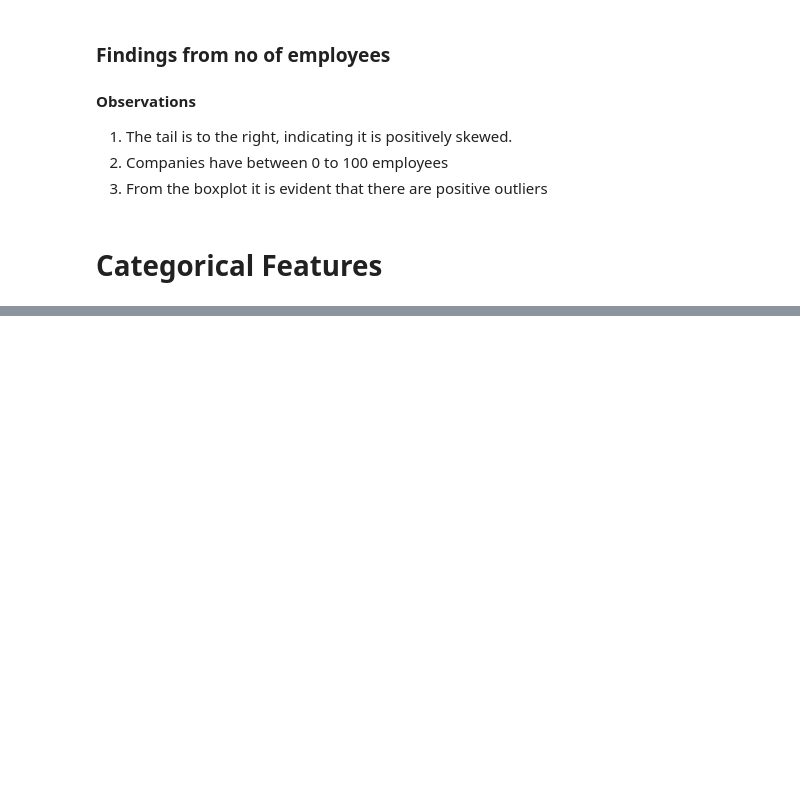
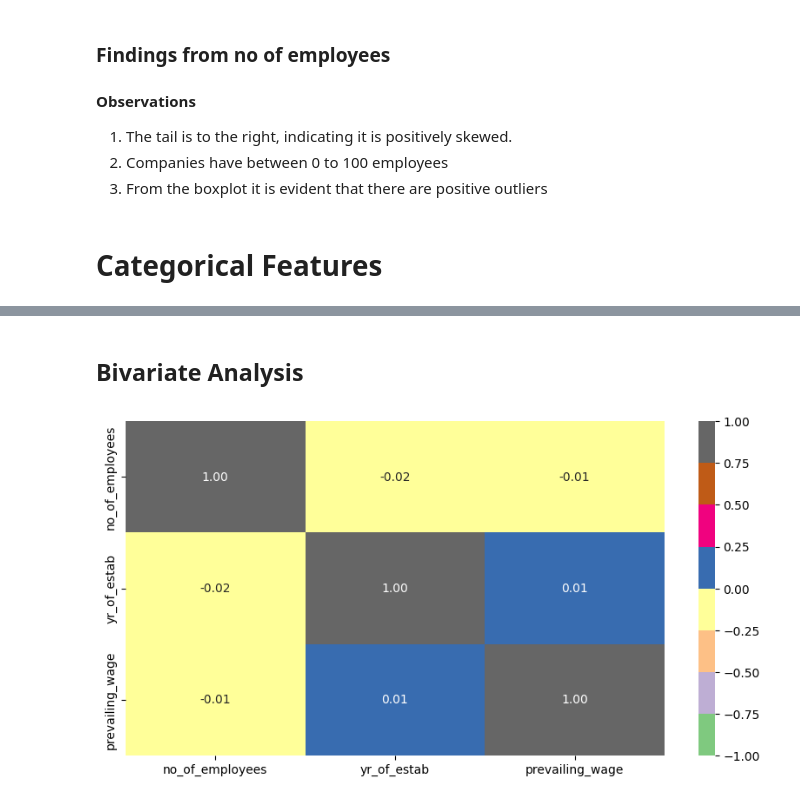
Before and after one commit to RIDOX-AIeNG/BACKEND-AI, a Jupyter notebook: MACHINE_LEARNING/EASY_VISA/easy_visa_exploratory.ipynb, the cells around one changed output, grey strips where cells are left out. Cells and saved outputs as stored; diff of their text form; code cells hidden in the pictures; blank space fills up the shorter version.

```diff
--- a/MACHINE_LEARNING/EASY_VISA/easy_visa_exploratory.ipynb
+++ b/MACHINE_LEARNING/EASY_VISA/easy_visa_exploratory.ipynb
@@ -74,7 +74,7 @@ from sklearn.metrics import (
 # To tune different models
 from sklearn.model_selection import GridSearchCV
 # %%
-data = pd.read_csv(r'C:\Users\DELL\Desktop\Backend\BACKEND-AI\MACHINE_LEARNING\EASY_VISA\Visa_data.csv')
+data = pd.read_csv(r'C:\Users\ncc\Backend_\BACKEND-AI\MACHINE_LEARNING\EASY_VISA\Visa_data.csv')
 # %%
 data.head()
 # %% [output]
@@ -249,0 +267,12 @@ KeyboardInterrupt:
+# %% [markdown]
+## Bivariate Analysis
+# %%
+cols_list = data.select_dtypes(include=np.number).columns.tolist()
+
+plt.figure(figsize=(10, 5))
+sns.heatmap(
+    data[cols_list].corr(), annot=True, vmin=-1, vmax=1, fmt=".2f", cmap="Accent"
+)
+plt.show()
+# %% [output]
+[figure, added]
```
Also changed, not shown: parts of 5 cells of this notebook, 2 other files.
